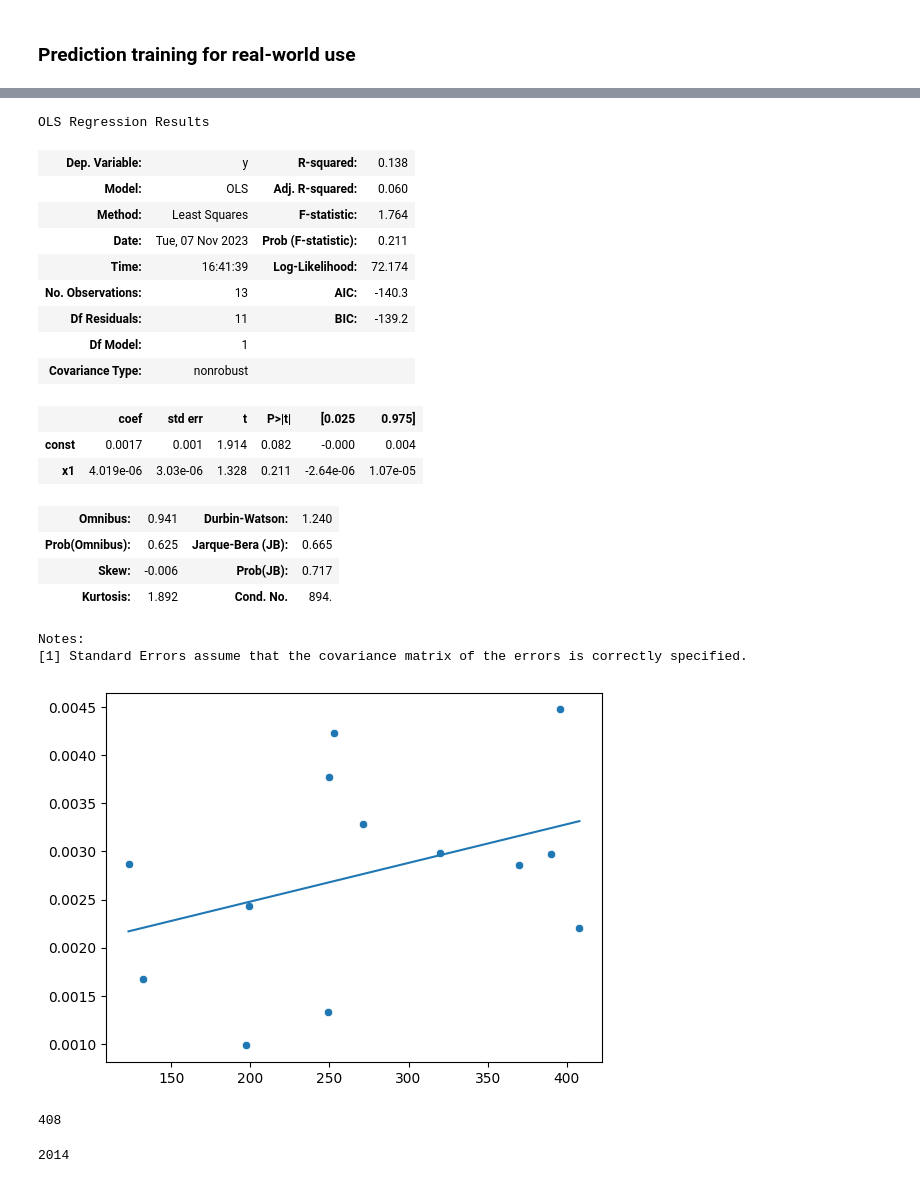
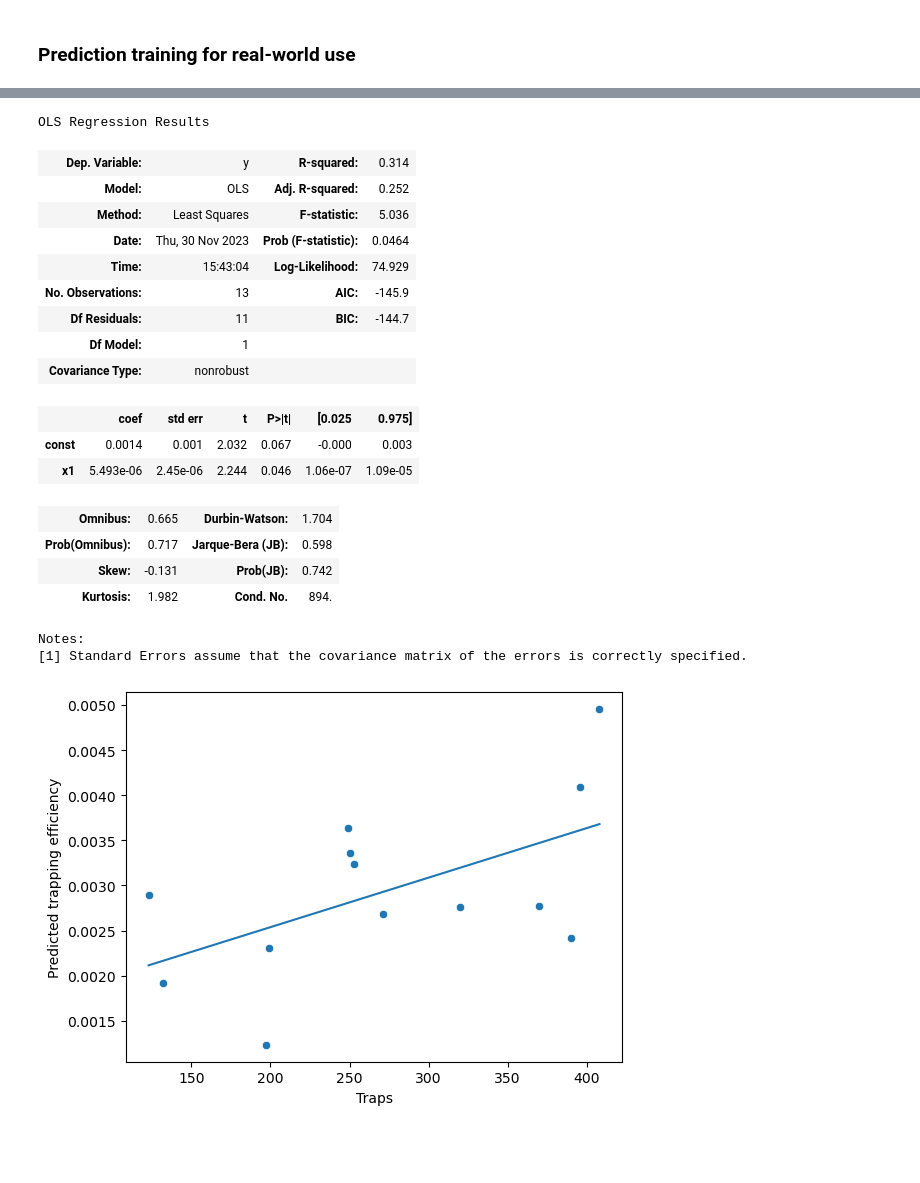
Before and after one commit to PacificBird/InsectPhenologyCaptureSim, a Jupyter notebook: multi_analysis.ipynb, the cells around one changed output, grey strips where cells are left out. Drawn from its saved outputs; the diff is of its cells as text; code cells hidden in the pictures; blank space fills up the shorter version.

```diff
--- a/multi_analysis.ipynb
+++ b/multi_analysis.ipynb
@@ -654,7 +478,7 @@ import scipy.optimize as spop
 from scipy.stats import johnsonsb
 from scipy.stats import johnsonsu
 
-n = 0
+n = 20
 x_opt = np.arange(0,dfs[n].dd.max()+1,1)
 y_opt = dfs[n].pop_captured_0 / 1000
 loc = 69
@@ -667,7 +491,6 @@ y_pred = johnsonsb.cdf(x_opt,gamma, delta, loc=loc, scale=xi)
 sns.lineplot(x=x_opt, y=y_opt, label='observation')
 sns.lineplot(x=x_opt, y=dfs[n].pop_emerged_0/1000, label='phenology model')
 sns.lineplot(x=x_opt, y=y_pred, label='predicted observation')
-print(y_opt.iloc[500])
 print(dfs[n].head(1).prob_capture.item())
 gamma, delta, xi
 # %% [output]
@@ -706,0 +534,14 @@ plt.plot(efforts,xis)
+# %%
+def rational(x, p, q):
+    return np.polyval(p, x) / np.polyval(q + [1.0], x)
+def rationaln_n(x, p0, p1, p2, p3, p4, q1, q2, q3, q4):
+    return rational(x, [p0, p1, p2, p3, p4], [q1, q2, q3, q4])
+popt_gammas, pcov_gammas = spop.curve_fit(rationaln_n, efforts, gammas)
+
+effortspaced = np.linspace(0,0.2,5000)
+
+plt.plot(efforts, gammas, label='data')
+plt.plot(effortspaced, rationaln_n(effortspaced, *popt_gammas), label='fit', linestyle='-.')
+plt.legend()
+print(*popt_gammas)
+print(rationaln_n(1, *popt_gammas))
@@ -740,5 +617,5 @@ def capture_prediction(dd, moth, effort, max):
 # %%
-shift_data = dfs[5]
+shift_data = dfs[30]
 x = shift_data.dd
 y_emerge = shift_data.pop_emerged_0
 y_capture = shift_data.pop_captured_0
@@ -746,7 +623,7 @@ effort = shift_data.head(1).prob_capture.item()
 max_time = 2000
 
 y_max = y_capture.max()
-func_adj_y = capture_prediction_su(x, effort, 1000)
+func_adj_y = capture_prediction_sb(x, effort, 1000)
 ax = sns.lineplot(x=x[0:max_time], y=y_emerge[0:max_time], label='emergence')
 ax = sns.lineplot(x=x[0:max_time], y=y_capture[0:max_time], label='capture')
 ax = sns.lineplot(x=x[0:max_time], y=func_adj_y[0:max_time], label='capture prediction', linestyle=':')
@@ -999,10 +856,10 @@ def predict_from_full(dds, captures):
     effort = spop.curve_fit(f,dds,captures,p0=[0.005])[0][0]
     return effort
 
-n = 2
+n = 8
 capture_x = aggs[n].DDs
 capture_y = aggs[n].moth_sum
-limit = capture_x.tail(1).item()*0.2
+limit = capture_x.tail(1).item()*0.5
 obs_x = capture_x[capture_x < limit]
 obs_y = capture_y[:len(obs_x)]
 effort_pred = predict_from_full(capture_x, capture_y)
@@ -1020,5 +877,5 @@ plt.ylabel('Moths')
 sns.lineplot(x=capture_x, y=capture_y, label='real captures')
 sns.lineplot(x=phenology_x, y=phenology_y, label='emergence model')
 sns.lineplot(x=phenology_x, y=adj_y, label=f'predicted captures\n(efficiency = {effort_pred.round(5)})', linestyle=':')
-#sns.lineplot(x=phenology_x, y=adj_y_lim, label='limited predicted captures', linestyle='-.')
+sns.lineplot(x=phenology_x, y=adj_y_lim, label=f'limited predicted captures\n(efficiency = {effort_pred_lim.round(5)})', linestyle='-.')
 # %% [output]
@@ -1029,45 +886,52 @@ sns.lineplot(x=phenology_x, y=adj_y, label=f'predicted captures\n(efficiency = {
 # %%
+import statsmodels.api as sm
+
 effort_traps = []
 for n, agg in enumerate(aggs):
     capture_x = aggs[n].DDs
     capture_y = aggs[n].moth_sum
-    effort_pred_loop, max_pred_loop = predict_from_subset(capture_x, capture_y)
+    limit = capture_x.tail(1).item()*0.5
+    obs_x = capture_x[capture_x < limit]
+    obs_y = capture_y[:len(obs_x)]
+    effort_pred_loop = predict_from_full(capture_x, capture_y)
+    effort_pred_loop_lim, _ = predict_from_subset(obs_x, obs_y)
     traps_loop = num_traps(oksir_year[years[n]])
-    effort_traps.append((effort_pred_loop, traps_loop))
+    if np.abs(1 - (effort_pred_loop_lim/effort_pred_loop)) >= 1:
+        effort_traps.append((effort_pred_loop_lim, traps_loop))
+    else:
+        effort_traps.append((effort_pred_loop, traps_loop))
 
 effort_traps = np.array(effort_traps).T
 
 model_effort_traps = sm.OLS(effort_traps[0], sm.add_constant(effort_traps[1])).fit()
 y_pred_effort_traps = model_effort_traps.predict(sm.add_constant(effort_traps[1]))
 sns.scatterplot(x=effort_traps[1], y=effort_traps[0])
 sns.lineplot(x=effort_traps[1], y=y_pred_effort_traps)
+plt.xlabel('Traps')
+plt.ylabel('Predicted trapping efficiency')
 model_effort_traps.summary()
 # %% [output]
 OLS Regression Results
-| Dep. Variable: | y | R-squared: | 0.138 |
-| Model: | OLS | Adj. R-squared: | 0.060 |
-| Method: | Least Squares | F-statistic: | 1.764 |
-| Date: | Tue, 07 Nov 2023 | Prob (F-statistic): | 0.211 |
-| Time: | 16:41:39 | Log-Likelihood: | 72.174 |
-| No. Observations: | 13 | AIC: | -140.3 |
-| Df Residuals: | 11 | BIC: | -139.2 |
+| Dep. Variable: | y | R-squared: | 0.314 |
+| Model: | OLS | Adj. R-squared: | 0.252 |
+| Method: | Least Squares | F-statistic: | 5.036 |
+| Date: | Thu, 30 Nov 2023 | Prob (F-statistic): | 0.0464 |
+| Time: | 15:43:04 | Log-Likelihood: | 74.929 |
+| No. Observations: | 13 | AIC: | -145.9 |
+| Df Residuals: | 11 | BIC: | -144.7 |
 | Df Model: | 1 |  |  |
 | Covariance Type: | nonrobust |  |  |
 |  | coef | std err | t | P>|t| | [0.025 | 0.975] |
-| const | 0.0017 | 0.001 | 1.914 | 0.082 | -0.000 | 0.004 |
-| x1 | 4.019e-06 | 3.03e-06 | 1.328 | 0.211 | -2.64e-06 | 1.07e-05 |
+| const | 0.0014 | 0.001 | 2.032 | 0.067 | -0.000 | 0.003 |
+| x1 | 5.493e-06 | 2.45e-06 | 2.244 | 0.046 | 1.06e-07 | 1.09e-05 |
-| Omnibus: | 0.941 | Durbin-Watson: | 1.240 |
-| Prob(Omnibus): | 0.625 | Jarque-Bera (JB): | 0.665 |
-| Skew: | -0.006 | Prob(JB): | 0.717 |
-| Kurtosis: | 1.892 | Cond. No. | 894. |
+| Omnibus: | 0.665 | Durbin-Watson: | 1.704 |
+| Prob(Omnibus): | 0.717 | Jarque-Bera (JB): | 0.598 |
+| Skew: | -0.131 | Prob(JB): | 0.742 |
+| Kurtosis: | 1.982 | Cond. No. | 894. |
 Notes:
 [1] Standard Errors assume that the covariance matrix of the errors is correctly specified.
-[figure, old version]
+[figure, new version]
 # %%
-num_traps(oksir_year[years[n]])
+num_traps(oksir_year[years[12]])
-# %% [output]
-408
 # %%
-years[1]
+years[12]
-# %% [output]
-2014
```
Also changed, not shown: parts of 38 cells of this notebook, 1 other file.
